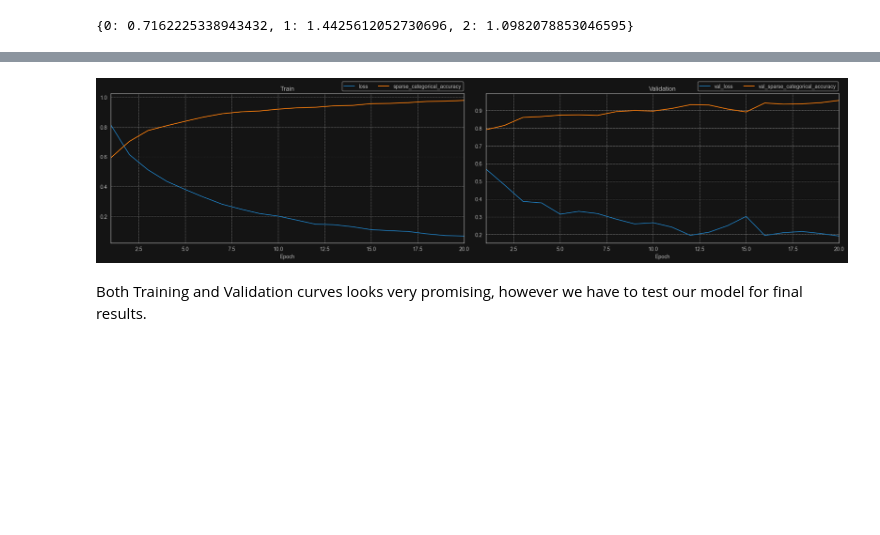
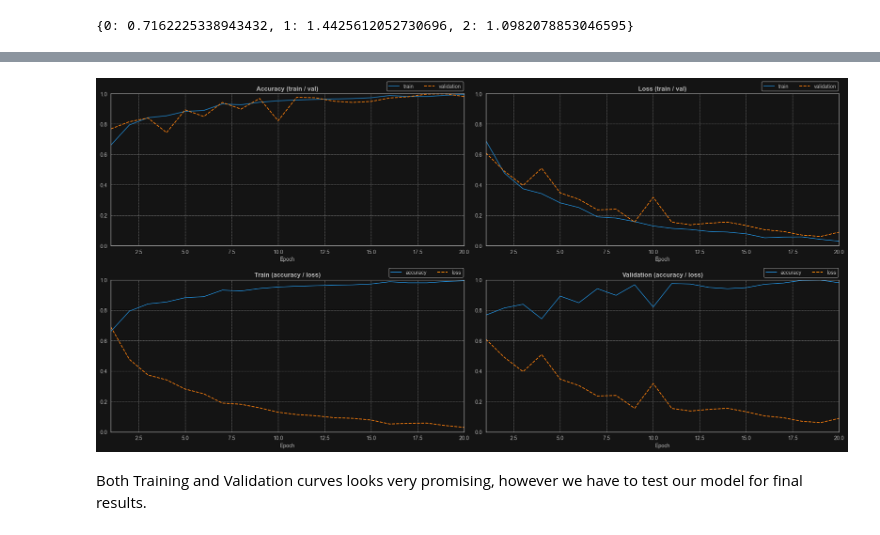
Before and after one commit to gracjan-p/brain-tumors, a Jupyter notebook: brain-tumors-analysis.ipynb, the cells around one changed output, grey strips where cells are left out. Cells and saved outputs as stored; diff of their text form; code cells hidden in the pictures; blank space fills up the shorter version.

Commit message:
removed dropout in output, added dropout for each conv, 0.97-0.99 f1

```diff
--- a/brain-tumors-analysis.ipynb
+++ b/brain-tumors-analysis.ipynb
@@ -251,5 +269,6 @@ In short our model base on convolutional layers, where each layer contain filter
 # %%
 # data split
+data = data.shuffle(buffer_size=2048, seed=0)
 train_batch_size = round(len(data) * 0.7)
 val_batch_size = round(len(data) * 0.2)
 test_batch_size = round(len(data) * 0.1)
@@ -302,23 +317,25 @@ def create_model(num_filters=16, kernel_size=3, learning_rate=0, regulate=0, slo
     model.add(Input(shape=(256, 256, 1)))
 
     model.add(Conv2D(num_filters, (kernel_size, kernel_size), 1, activation='relu'))
+    model.add(Dropout(0.2))
     model.add(MaxPooling2D())
 
     model.add(Conv2D(num_filters, (kernel_size, kernel_size), 1, activation='relu'))
+    model.add(Dropout(0.2))
     model.add(MaxPooling2D())
 
     model.add(Conv2D(num_filters, (kernel_size, kernel_size), 1, activation='relu'))
+    model.add(Dropout(0.2))
     model.add(MaxPooling2D())
 
     model.add(Flatten())
     model.add(Dense(256, activation='relu'))
-    model.add(Dropout(0.7))
     model.add(Dense(3, activation='softmax'))
 
     model.compile(optimizer=Adam(learning_rate=learning_rate), loss='sparse_categorical_crossentropy', metrics=['sparse_categorical_accuracy'])
 
     return model
 # %%
-model = create_model(learning_rate=0.0002, slope=0)
+model = create_model(learning_rate=0.0001, slope=0)
 model.summary()
 # %% [output]
@@ -345,6 +362,6 @@ Model: "sequential_6"
  Non-trainable params: 0 (0.00 B)
 # %%
 n_epochs = 20
-hist = model.fit(train, epochs=n_epochs, validation_data=val, class_weight=class_weights)
+hist = model.fit(train, validation_data=val, epochs=n_epochs, class_weight=class_weights)
 # %% [output]
 Epoch 1/20
@@ -367,22 +384,37 @@ Epoch 20/20
 # %%
 acc_labels = list(hist.history.keys())
 
-fig, axes = plt.subplots(nrows=1, ncols=2, figsize=(20, 5))
+fig, axes = plt.subplots(nrows=2, ncols=2, figsize=(20, 10))
+axes = axes.flatten()
+
+sb.lineplot(data=hist.history, y='sparse_categorical_accuracy', x=[x for x in range(1, n_epochs+1, 1)], label='train', ax=axes[0])
+sb.lineplot(data=hist.history, y='val_sparse_categorical_accuracy', x=[x for x in range(1, n_epochs+1, 1)], label='validation', ax=axes[0], linestyle='--')
+
+sb.lineplot(data=hist.history, y='loss', x=[x for x in range(1, n_epochs+1, 1)], label='train', ax=axes[1])
+sb.lineplot(data=hist.history, y='val_loss', x=[x for x in range(1, n_epochs+1, 1)], label='validation', ax=axes[1], linestyle='--')
+
+sb.lineplot(data=hist.history, y='sparse_categorical_accuracy', x=[x for x in range(1, n_epochs+1, 1)], label='accuracy', ax=axes[2])
+sb.lineplot(data=hist.history, y='loss', x=[x for x in range(1, n_epochs+1, 1)], label='loss', ax=axes[2], linestyle='--')
+
+sb.lineplot(data=hist.history, y='val_sparse_categorical_accuracy', x=[x for x in range(1, n_epochs+1, 1)], label='accuracy', ax=axes[3])
+sb.lineplot(data=hist.history, y='val_loss', x=[x for x in range(1, n_epochs+1, 1)], label='loss', ax=axes[3], linestyle='--')
+
 for i in range(4):
-    fig = sb.lineplot(y=hist.history[acc_labels[i]], x=[x for x in range(1, n_epochs+1, 1)], label=acc_labels[i], ax=axes[i//2])
-    axes[i//2].legend(loc='lower right', bbox_to_anchor=(1.005, 1), ncol=2)
+    axes[i].legend(loc='lower right', bbox_to_anchor=(1.005, 1), ncol=2)
+    axes[i].set_xlabel('Epoch')
+    axes[i].set_ylim([0, 1])
+    axes[i].set_xlim([1, n_epochs])
+    axes[i].set_ylabel('')
 
-axes[0].set_title('Train')
-axes[0].set_xlabel('Epoch')
-axes[0].set_xlim([1, n_epochs])
+axes[0].set_title('Accuracy (train / val)', weight='bold')
+axes[1].set_title('Loss (train / val)', weight='bold')
+axes[2].set_title('Train (accuracy / loss)', weight='bold')
+axes[3].set_title('Validation (accuracy / loss)', weight='bold')
 
-axes[1].set_title('Validation')
-axes[1].set_xlabel('Epoch')
-axes[1].set_xlim([1, n_epochs])
 
 plt.tight_layout()
 # %% [output]
-[figure, old version]
+[figure, new version]
 # %% [markdown]
 Both Training and Validation curves looks very promising, however we have to test our model for final results.
 # %%
```
Also changed, not shown: parts of 29 cells of this notebook.
